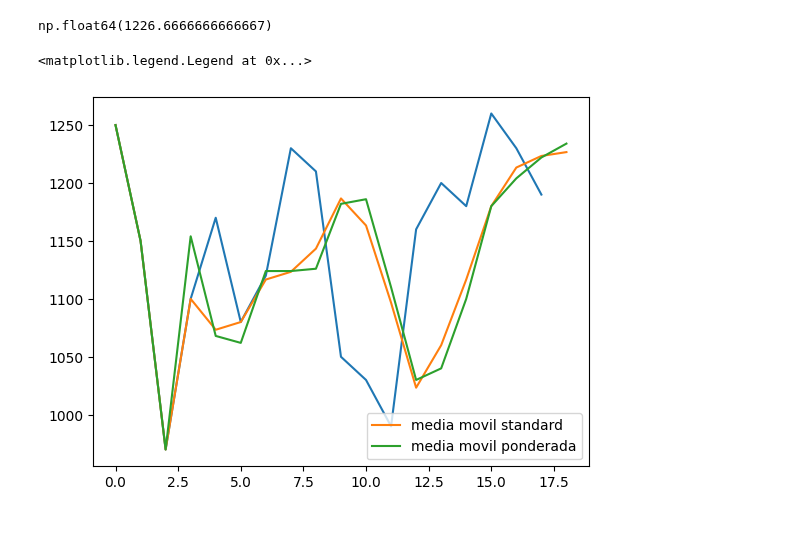
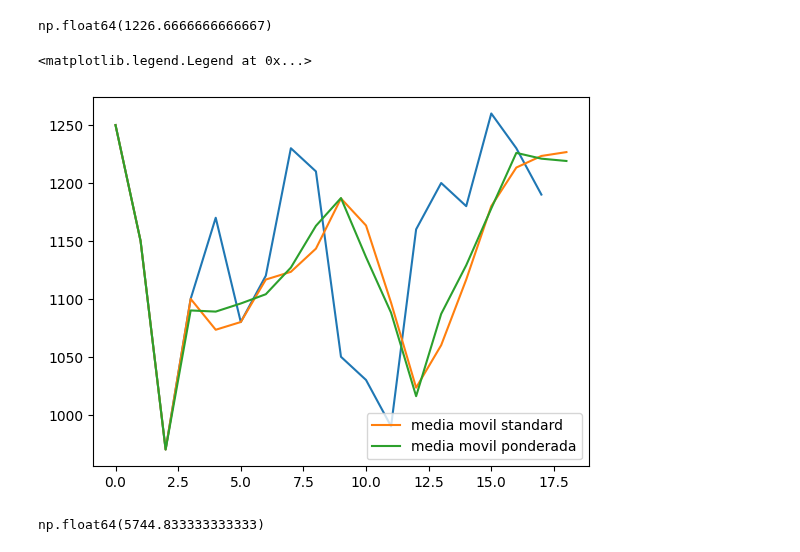
Before and after one commit to asegura4488/MetodosComputacionalesI2025, a Jupyter notebook: Semana11/MediaMovil.ipynb, the cells around one changed output. Cells and saved outputs as stored; diff of their text form; code cells hidden in the pictures.

```diff
--- a/Semana11/MediaMovil.ipynb
+++ b/Semana11/MediaMovil.ipynb
@@ -117,12 +117,12 @@ def GetMediaMovilPonderada(x,w):
 
   return media
 # %%
-w = np.array([0.4,0.4,0.2])
+w = np.array([0.3,0.2,0.5])
 Wmedia = GetMediaMovilPonderada(x,w)
 plt.plot(x)
 plt.plot(media,label='media movil standard')
 plt.plot(Wmedia,label='media movil ponderada')
 plt.legend()
 # %% [output]
 <matplotlib.legend.Legend at 0x...>
-[figure, old version]
+[figure, new version]
@@ -128,0 +137,4 @@ plt.legend()
+# %%
+GetError(x,Wmedia[:-1])
+# %% [output]
+np.float64(5744.833333333333)
```
Also changed, not shown: parts of 2 cells of this notebook.
